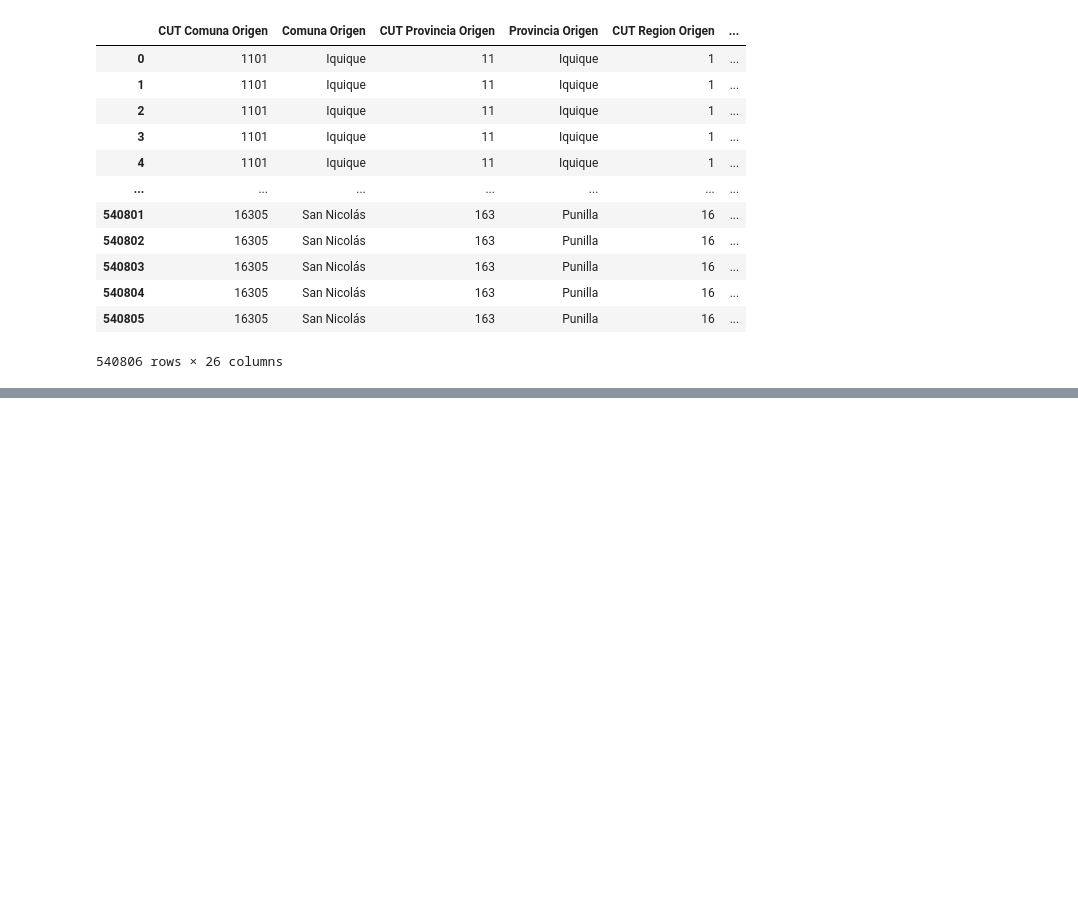
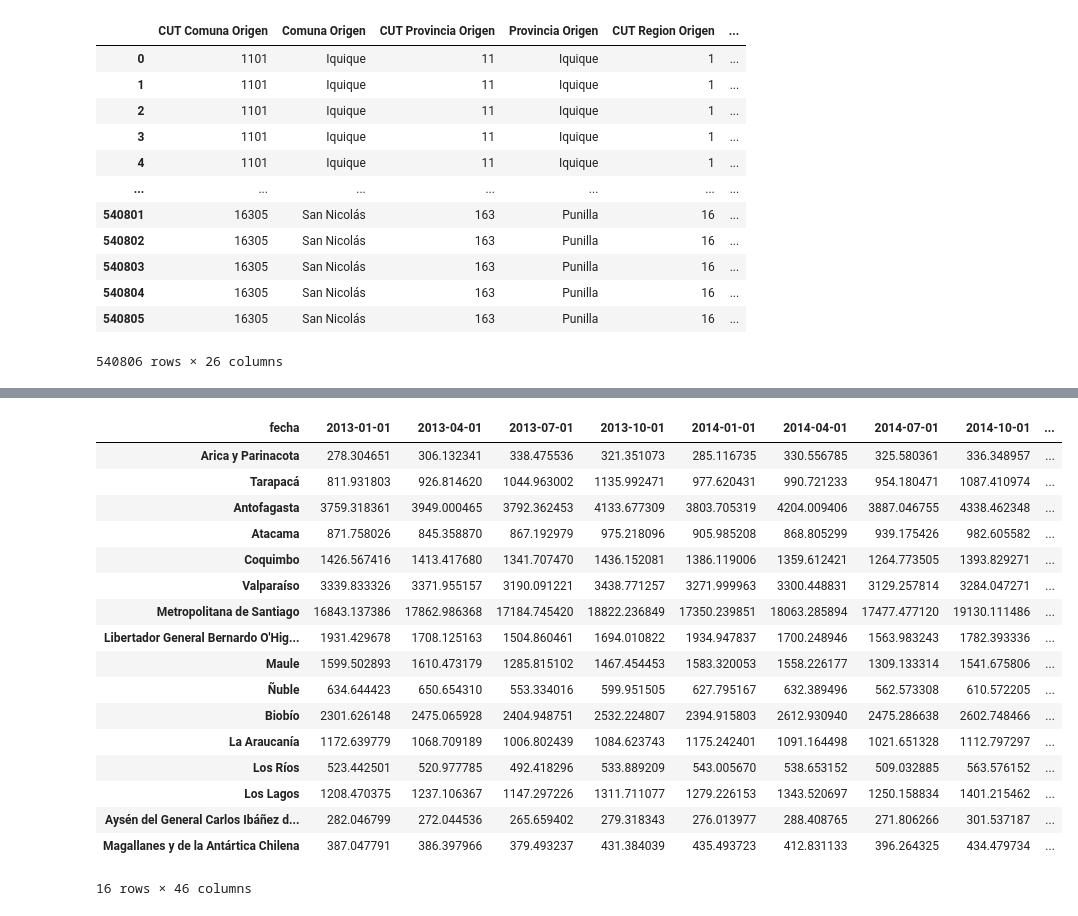
Before and after one commit to bartowen/Tour_Data_Pro, a Jupyter notebook: src/webscrapping.ipynb, the cells around one changed output, grey strips where cells are left out. Drawn from its saved outputs; the diff is of its cells as text; code cells hidden in the pictures; blank space fills up the shorter version.

Commit message:
Exploración API BCCH 1.0

```diff
--- a/src/webscrapping.ipynb
+++ b/src/webscrapping.ipynb
@@ -112,17 +117,16 @@ Exploración Web Scrapping para descargar CSV PIB Regional (Banco Central)
 # %%
-import os
-import numpy as np
-import bcchapi
-from dotenv import load_dotenv
+# Se extraen las credenciales necesarias del .env
 
 load_dotenv()
 
 client_id = os.environ.get('USUARIO_BCC')
-client_secret = os.environ.get('PASSWORD_BCC')
+client_secret = os.environ.get('SECRET_BCC')
 
+# Se crea la conexión con la api del BCCH
 
-# Incluyendo credenciales explícitamente
 siete = bcchapi.Siete(client_id, client_secret)
+
+# Se realiza la consulta para conseguir el ID de las series que necesitamos
 
 respuesta=siete.buscar("PIB Región de Antofagasta")
 
@@ -132,6 +144,0 @@ JSONDecodeError: Expecting value: line 1 column 1 (char 0)
-# %%
-siete = bcchapi.Siete(file="/workspaces/Exploracion_Proyecto_Final/credenciales_bcch.txt")
-
-respuesta=siete.buscar("PIB Región de Antofagasta")
-
-print(respuesta.to_string())
@@ -211,0 +172,9 @@ siete.cuadro(
+# %%
+# Consulta a BCCHAPI de las series que se requieren
+
+df = siete.cuadro(
+    series=id_series,
+    nombres =nombres_regiones
+)
+
+df
@@ -211,0 +199,10 @@ siete.cuadro(
+# %%
+# Restablecer el índice y convertirlo en una columna
+
+df.reset_index(inplace=True)
+
+# Renombrar la columna que ahora contiene las fechas
+
+df.rename(columns={'index': 'fecha'}, inplace=True)
+
+df
@@ -211,0 +227,24 @@ siete.cuadro(
+# %%
+# Transponer el DataFrame
+
+df_transpuesto = df.set_index('fecha').T
+df_transpuesto
+# %% [output]
+| fecha | 2013-01-01 | 2013-04-01 | 2013-07-01 | 2013-10-01 | 2014-01-01 | 2014-04-01 | 2014-07-01 | 2014-10-01 | ... |
+| Arica y Parinacota | 278.304651 | 306.132341 | 338.475536 | 321.351073 | 285.116735 | 330.556785 | 325.580361 | 336.348957 | ... |
+| Tarapacá | 811.931803 | 926.814620 | 1044.963002 | 1135.992471 | 977.620431 | 990.721233 | 954.180471 | 1087.410974 | ... |
+| Antofagasta | 3759.318361 | 3949.000465 | 3792.362453 | 4133.677309 | 3803.705319 | 4204.009406 | 3887.046755 | 4338.462348 | ... |
+| Atacama | 871.758026 | 845.358870 | 867.192979 | 975.218096 | 905.985208 | 868.805299 | 939.175426 | 982.605582 | ... |
+| Coquimbo | 1426.567416 | 1413.417680 | 1341.707470 | 1436.152081 | 1386.119006 | 1359.612421 | 1264.773505 | 1393.829271 | ... |
+| Valparaíso | 3339.833326 | 3371.955157 | 3190.091221 | 3438.771257 | 3271.999963 | 3300.448831 | 3129.257814 | 3284.047271 | ... |
+| Metropolitana de Santiago | 16843.137386 | 17862.986368 | 17184.745420 | 18822.236849 | 17350.239851 | 18063.285894 | 17477.477120 | 19130.111486 | ... |
+| Libertador General Bernardo O'Hig... | 1931.429678 | 1708.125163 | 1504.860461 | 1694.010822 | 1934.947837 | 1700.248946 | 1563.983243 | 1782.393336 | ... |
+| Maule | 1599.502893 | 1610.473179 | 1285.815102 | 1467.454453 | 1583.320053 | 1558.226177 | 1309.133314 | 1541.675806 | ... |
+| Ñuble | 634.644423 | 650.654310 | 553.334016 | 599.951505 | 627.795167 | 632.389496 | 562.573308 | 610.572205 | ... |
+| Biobío | 2301.626148 | 2475.065928 | 2404.948751 | 2532.224807 | 2394.915803 | 2612.930940 | 2475.286638 | 2602.748466 | ... |
+| La Araucanía | 1172.639779 | 1068.709189 | 1006.802439 | 1084.623743 | 1175.242401 | 1091.164498 | 1021.651328 | 1112.797297 | ... |
+| Los Ríos | 523.442501 | 520.977785 | 492.418296 | 533.889209 | 543.005670 | 538.653152 | 509.032885 | 563.576152 | ... |
+| Los Lagos | 1208.470375 | 1237.106367 | 1147.297226 | 1311.711077 | 1279.226153 | 1343.520697 | 1250.158834 | 1401.215462 | ... |
+| Aysén del General Carlos Ibáñez d... | 282.046799 | 272.044536 | 265.659402 | 279.318343 | 276.013977 | 288.408765 | 271.806266 | 301.537187 | ... |
+| Magallanes y de la Antártica Chilena | 387.047791 | 386.397966 | 379.493237 | 431.384039 | 435.493723 | 412.831133 | 396.264325 | 434.479734 | ... |
+16 rows × 46 columns
```
Also changed, not shown: parts of 12 cells of this notebook, 1 other file.
